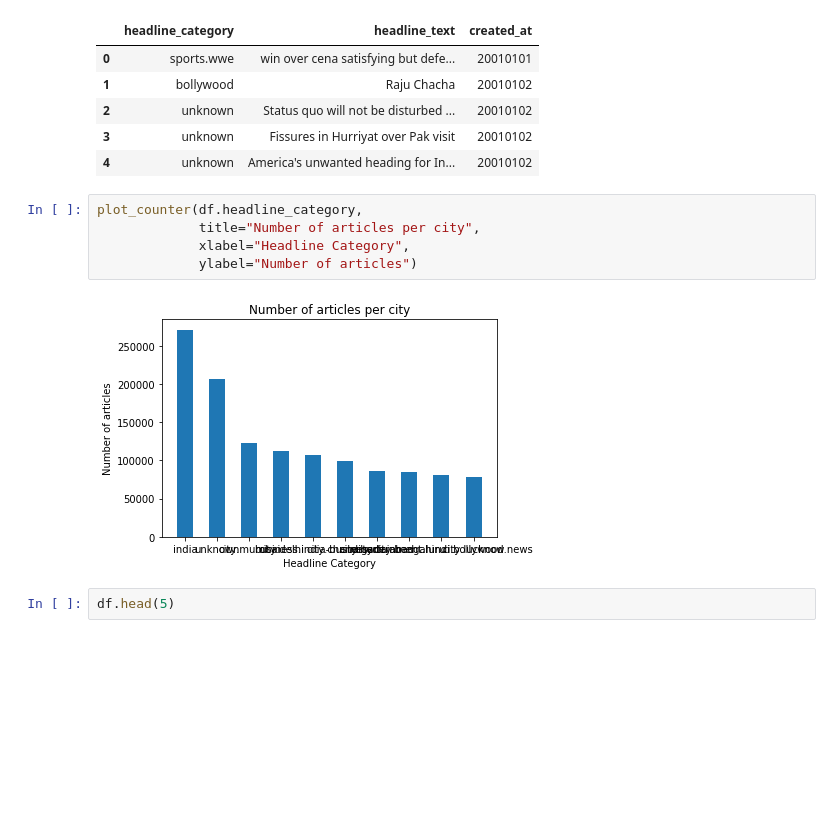
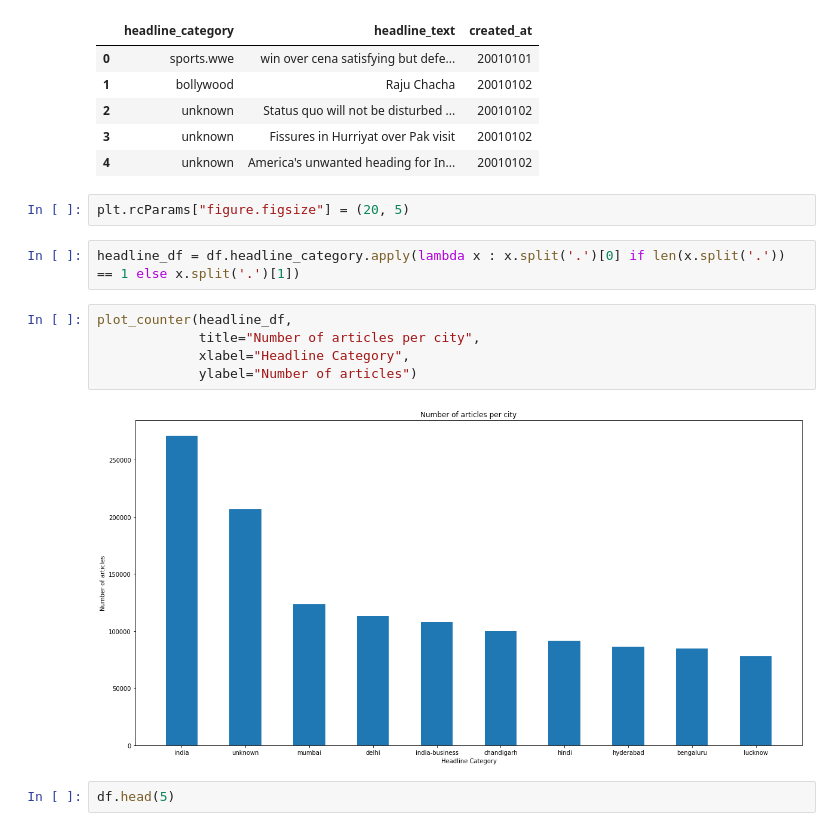
Before and after one commit to aashish-jain/Social-unrest-prediction, a Jupyter notebook: notebooks/headlines_dataset.ipynb, the cells around one changed output. Saved outputs shown, nothing was run; the diff lists cells and outputs as text; blank space fills up the shorter version.

```diff
--- a/notebooks/headlines_dataset.ipynb
+++ b/notebooks/headlines_dataset.ipynb
@@ -38,13 +38,17 @@ df.head(5)
 | 2 | unknown | Status quo will not be disturbed ... | 20010102 |
 | 3 | unknown | Fissures in Hurriyat over Pak visit | 20010102 |
 | 4 | unknown | America's unwanted heading for In... | 20010102 |
+# %%
+plt.rcParams["figure.figsize"] = (20, 5)
+# %%
+headline_df = df.headline_category.apply(lambda x : x.split('.')[0] if len(x.split('.')) == 1 else x.split('.')[1])
 # %%
-plot_counter(df.headline_category,
+plot_counter(headline_df,
              title="Number of articles per city",
              xlabel="Headline Category",
              ylabel="Number of articles")
 # %% [output]
-[figure, old version]
+[figure, new version]
 # %%
 df.head(5)
 # %% [output]
```
Also changed, not shown: parts of 2 cells of this notebook, 1 other file.
